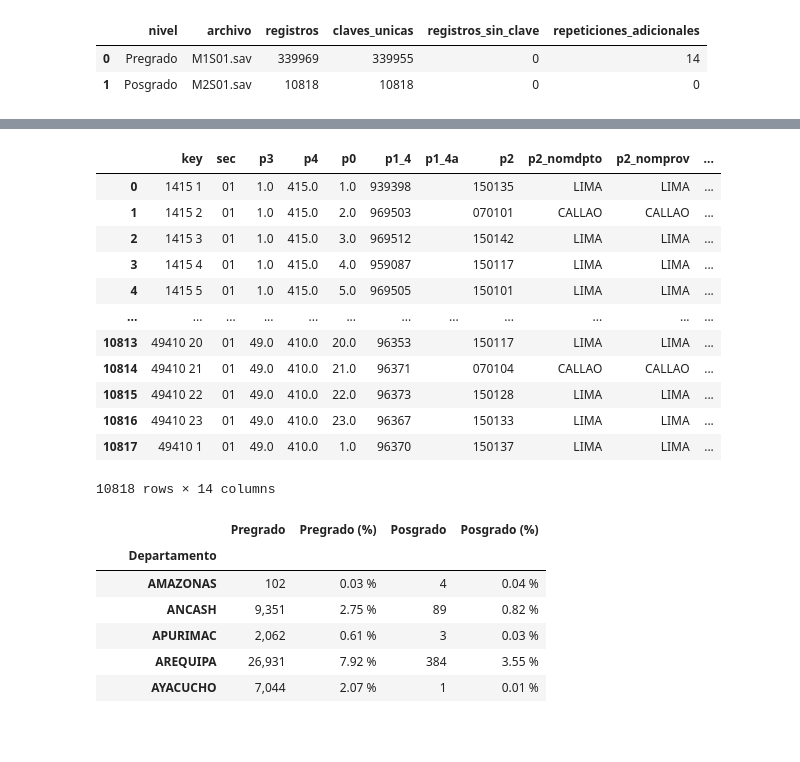
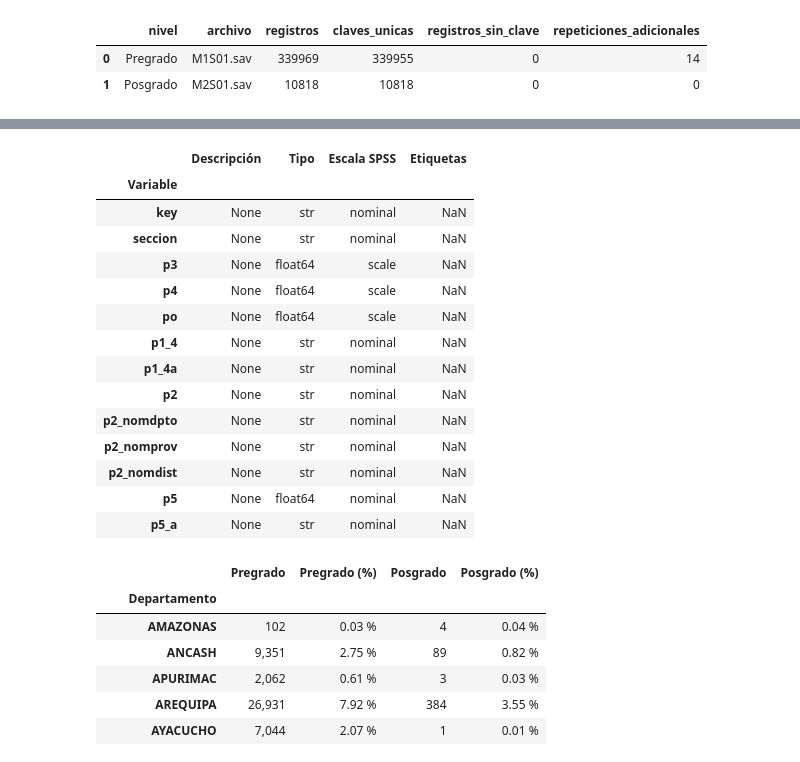
Before and after one commit to DanielPajita/educacion-universitaria-peru, a Jupyter notebook: 3_Códigos/01_exploracion_poblacion_estudiantil.ipynb, the cells around one changed output, grey strips where cells are left out. Saved outputs shown, nothing was run; the diff lists cells and outputs as text; code cells hidden in the pictures; blank space fills up the shorter version.

```diff
--- a/3_Códigos/01_exploracion_poblacion_estudiantil.ipynb
+++ b/3_Códigos/01_exploracion_poblacion_estudiantil.ipynb
@@ -151,21 +161,31 @@ pregrado_1996
 # Posgrado 1996
 posgrado_1996, meta_posgrado_1996 = pyreadstat.read_sav(str(carpetas_1996["Posgrado"] / "M2S01.sav"))
 # %%
-posgrado_1996
+tabla_variables_1996_pos = pd.DataFrame({
+    "Descripción": meta_pregrado_1996.column_names_to_labels,
+    "Tipo": pregrado_1996.dtypes.astype(str),
+    "Escala SPSS": meta_pregrado_1996.variable_measure,
+    "Etiquetas": meta_pregrado_1996.variable_value_labels,
+}, index=pregrado_1996.columns).rename_axis("Variable")
+
+with pd.option_context("display.max_rows", None, "display.max_colwidth", None):
+    display(tabla_variables_1996_pos)
 # %% [output]
-|  | key | sec | p3 | p4 | p0 | p1_4 | p1_4a | p2 | p2_nomdpto | p2_nomprov | ... |
-| 0 | 1415 1 | 01 | 1.0 | 415.0 | 1.0 | 939398 |  | 150135 | LIMA | LIMA | ... |
-| 1 | 1415 2 | 01 | 1.0 | 415.0 | 2.0 | 969503 |  | 070101 | CALLAO | CALLAO | ... |
-| 2 | 1415 3 | 01 | 1.0 | 415.0 | 3.0 | 969512 |  | 150142 | LIMA | LIMA | ... |
-| 3 | 1415 4 | 01 | 1.0 | 415.0 | 4.0 | 959087 |  | 150117 | LIMA | LIMA | ... |
-| 4 | 1415 5 | 01 | 1.0 | 415.0 | 5.0 | 969505 |  | 150101 | LIMA | LIMA | ... |
-| ... | ... | ... | ... | ... | ... | ... | ... | ... | ... | ... | ... |
-| 10813 | 49410 20 | 01 | 49.0 | 410.0 | 20.0 | 96353 |  | 150117 | LIMA | LIMA | ... |
-| 10814 | 49410 21 | 01 | 49.0 | 410.0 | 21.0 | 96371 |  | 070104 | CALLAO | CALLAO | ... |
-| 10815 | 49410 22 | 01 | 49.0 | 410.0 | 22.0 | 96373 |  | 150128 | LIMA | LIMA | ... |
-| 10816 | 49410 23 | 01 | 49.0 | 410.0 | 23.0 | 96367 |  | 150133 | LIMA | LIMA | ... |
-| 10817 | 49410 1 | 01 | 49.0 | 410.0 | 1.0 | 96370 |  | 150137 | LIMA | LIMA | ... |
+|  | Descripción | Tipo | Escala SPSS | Etiquetas |
+| Variable |  |  |  |  |
+| key | None | str | nominal | NaN |
+| seccion | None | str | nominal | NaN |
+| p3 | None | float64 | scale | NaN |
+| p4 | None | float64 | scale | NaN |
+| po | None | float64 | scale | NaN |
+| p1_4 | None | str | nominal | NaN |
+| p1_4a | None | str | nominal | NaN |
+| p2 | None | str | nominal | NaN |
+| p2_nomdpto | None | str | nominal | NaN |
+| p2_nomprov | None | str | nominal | NaN |
+| p2_nomdist | None | str | nominal | NaN |
+| p5 | None | float64 | nominal | NaN |
+| p5_a | None | str | nominal | NaN |
-10818 rows × 14 columns
 # %%
 # Registros y porcentajes por departamento: Censo 1996
 def contar_por_departamento(datos):
```
Also changed, not shown: parts of 13 cells of this notebook.
